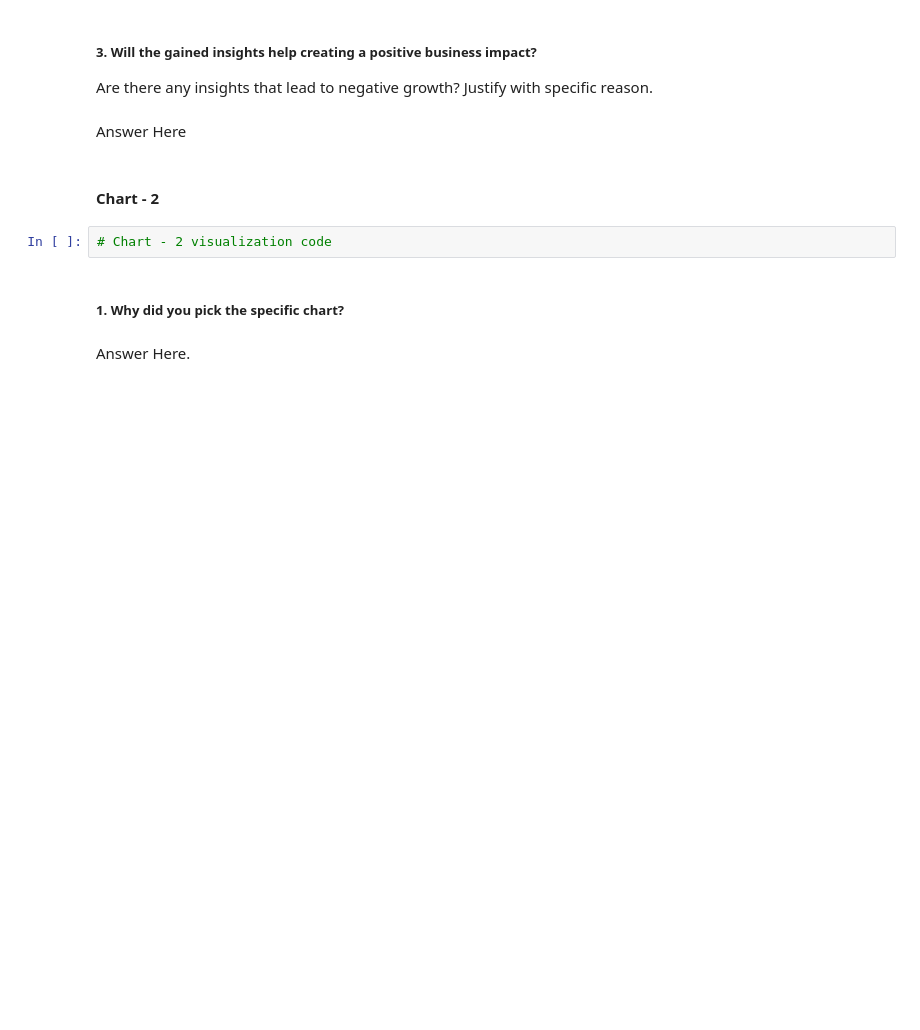
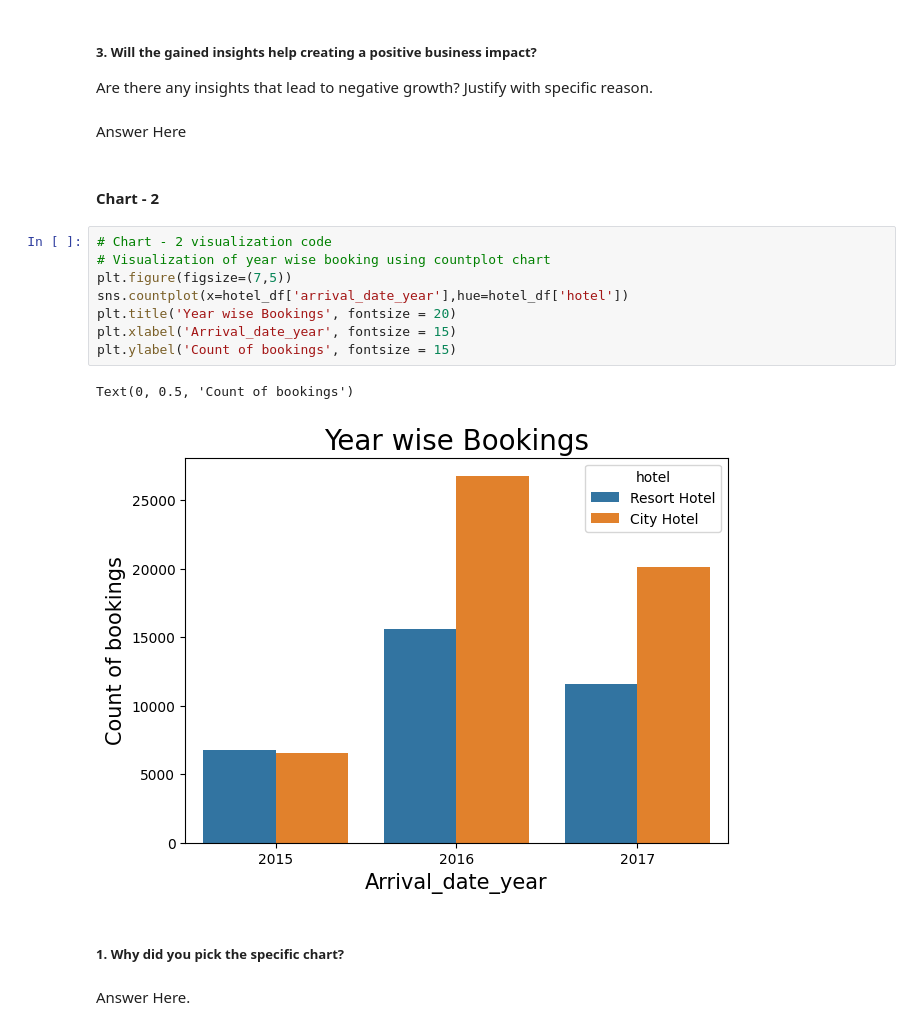
Before and after one commit to Asif-Ansari-bbl/Hotel-Booking-Analysis, a Jupyter notebook: EDA_of_Hotel_Booking_Analysis.ipynb, the cells around one changed output. Drawn from its saved outputs; the diff is of its cells as text; blank space fills up the shorter version.

```diff
--- a/EDA_of_Hotel_Booking_Analysis.ipynb
+++ b/EDA_of_Hotel_Booking_Analysis.ipynb
@@ -381,8 +574,17 @@ Are there any insights that lead to negative growth? Justify with specific reaso
 Answer Here
 # %% [markdown]
 #### Chart - 2
-# %%
-# Chart - 2 visualization code
+# %%
+# Chart - 2 visualization code
+# Visualization of year wise booking using countplot chart
+plt.figure(figsize=(7,5))
+sns.countplot(x=hotel_df['arrival_date_year'],hue=hotel_df['hotel'])
+plt.title('Year wise Bookings', fontsize = 20)
+plt.xlabel('Arrival_date_year', fontsize = 15)
+plt.ylabel('Count of bookings', fontsize = 15)
+# %% [output]
+Text(0, 0.5, 'Count of bookings')
+[figure, added]
 # %% [markdown]
 ##### 1. Why did you pick the specific chart?
 # %% [markdown]
```
Also changed, not shown: parts of 27 cells of this notebook.
